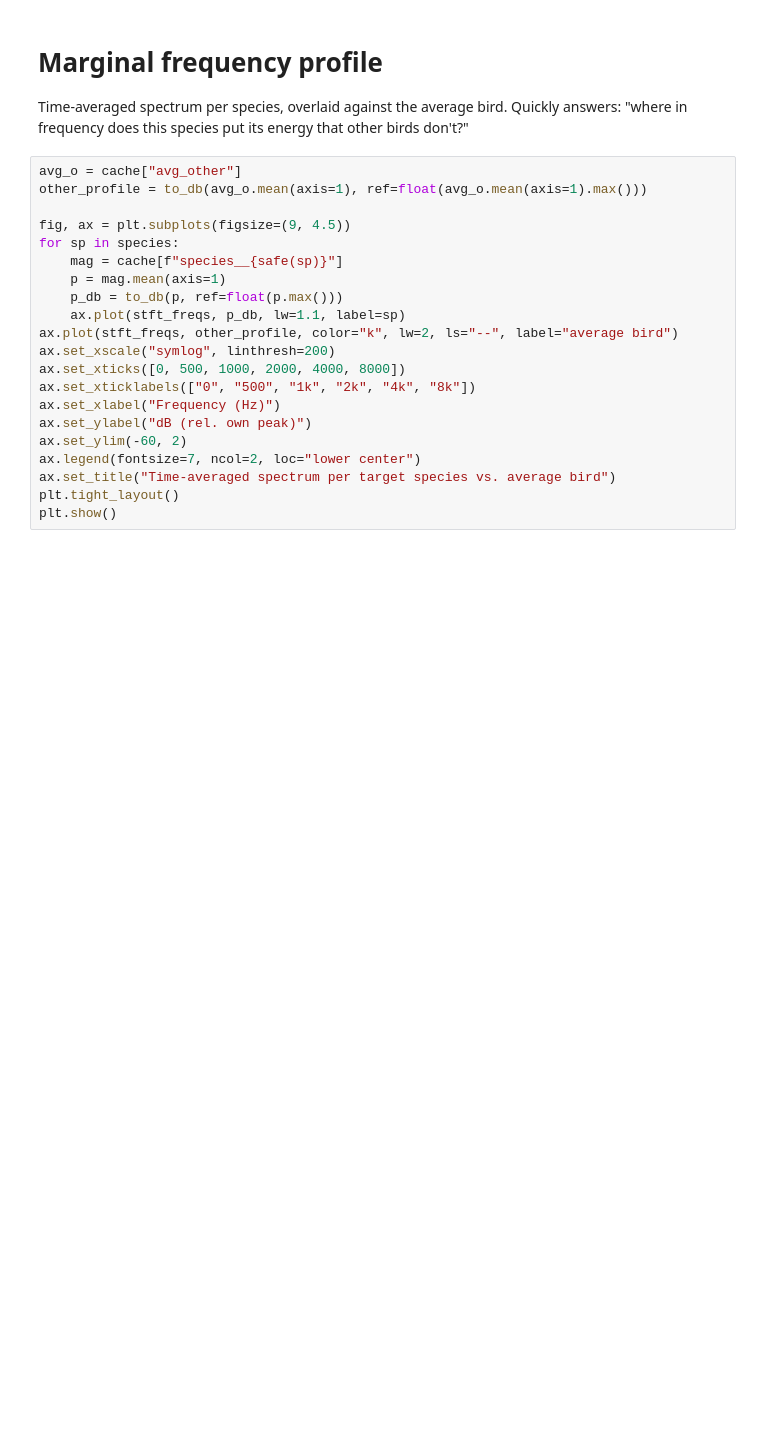
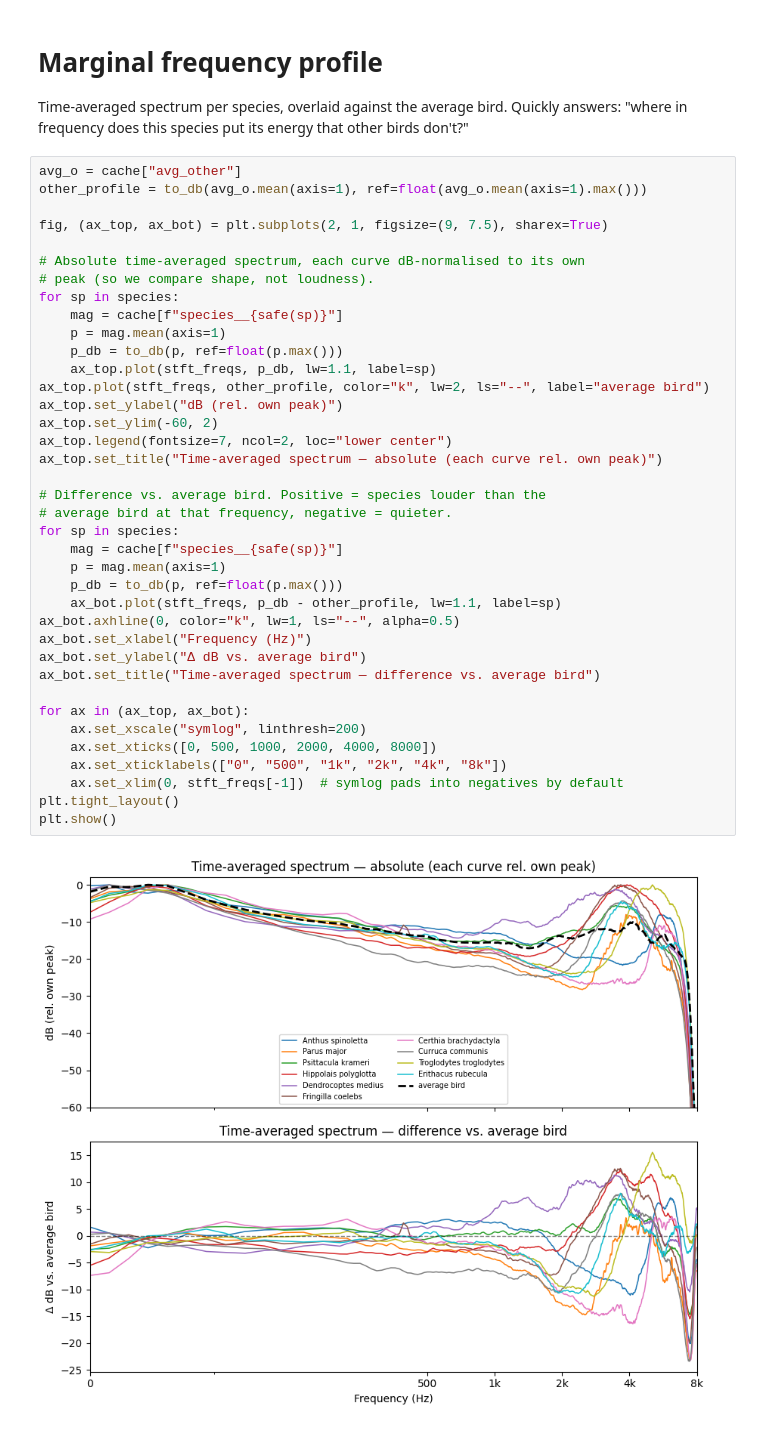
Before and after one commit to NathanDuboisset/multi-chirp, a Jupyter notebook: building/geographic_scale/dataset_analysis.ipynb, the cells around one changed output. Saved outputs shown, nothing was run; the diff lists cells and outputs as text; blank space fills up the shorter version.

```diff
--- a/building/geographic_scale/dataset_analysis.ipynb
+++ b/building/geographic_scale/dataset_analysis.ipynb
@@ -403,21 +397,40 @@ Time-averaged spectrum per species, overlaid against the average bird. Quickly a
 # %%
 avg_o = cache["avg_other"]
 other_profile = to_db(avg_o.mean(axis=1), ref=float(avg_o.mean(axis=1).max()))
 
-fig, ax = plt.subplots(figsize=(9, 4.5))
+fig, (ax_top, ax_bot) = plt.subplots(2, 1, figsize=(9, 7.5), sharex=True)
+
+# Absolute time-averaged spectrum, each curve dB-normalised to its own
+# peak (so we compare shape, not loudness).
 for sp in species:
     mag = cache[f"species__{safe(sp)}"]
     p = mag.mean(axis=1)
     p_db = to_db(p, ref=float(p.max()))
-    ax.plot(stft_freqs, p_db, lw=1.1, label=sp)
-ax.plot(stft_freqs, other_profile, color="k", lw=2, ls="--", label="average bird")
-ax.set_xscale("symlog", linthresh=200)
-ax.set_xticks([0, 500, 1000, 2000, 4000, 8000])
-ax.set_xticklabels(["0", "500", "1k", "2k", "4k", "8k"])
-ax.set_xlabel("Frequency (Hz)")
-ax.set_ylabel("dB (rel. own peak)")
-ax.set_ylim(-60, 2)
-ax.legend(fontsize=7, ncol=2, loc="lower center")
-ax.set_title("Time-averaged spectrum per target species vs. average bird")
+    ax_top.plot(stft_freqs, p_db, lw=1.1, label=sp)
+ax_top.plot(stft_freqs, other_profile, color="k", lw=2, ls="--", label="average bird")
+ax_top.set_ylabel("dB (rel. own peak)")
+ax_top.set_ylim(-60, 2)
+ax_top.legend(fontsize=7, ncol=2, loc="lower center")
+ax_top.set_title("Time-averaged spectrum — absolute (each curve rel. own peak)")
+
+# Difference vs. average bird. Positive = species louder than the
+# average bird at that frequency, negative = quieter.
+for sp in species:
+    mag = cache[f"species__{safe(sp)}"]
+    p = mag.mean(axis=1)
+    p_db = to_db(p, ref=float(p.max()))
+    ax_bot.plot(stft_freqs, p_db - other_profile, lw=1.1, label=sp)
+ax_bot.axhline(0, color="k", lw=1, ls="--", alpha=0.5)
+ax_bot.set_xlabel("Frequency (Hz)")
+ax_bot.set_ylabel("Δ dB vs. average bird")
+ax_bot.set_title("Time-averaged spectrum — difference vs. average bird")
+
+for ax in (ax_top, ax_bot):
+    ax.set_xscale("symlog", linthresh=200)
+    ax.set_xticks([0, 500, 1000, 2000, 4000, 8000])
+    ax.set_xticklabels(["0", "500", "1k", "2k", "4k", "8k"])
+    ax.set_xlim(0, stft_freqs[-1])  # symlog pads into negatives by default
 plt.tight_layout()
 plt.show()
+# %% [output]
+[figure, added]
```
Also changed, not shown: parts of 13 cells of this notebook, 7 other files.
